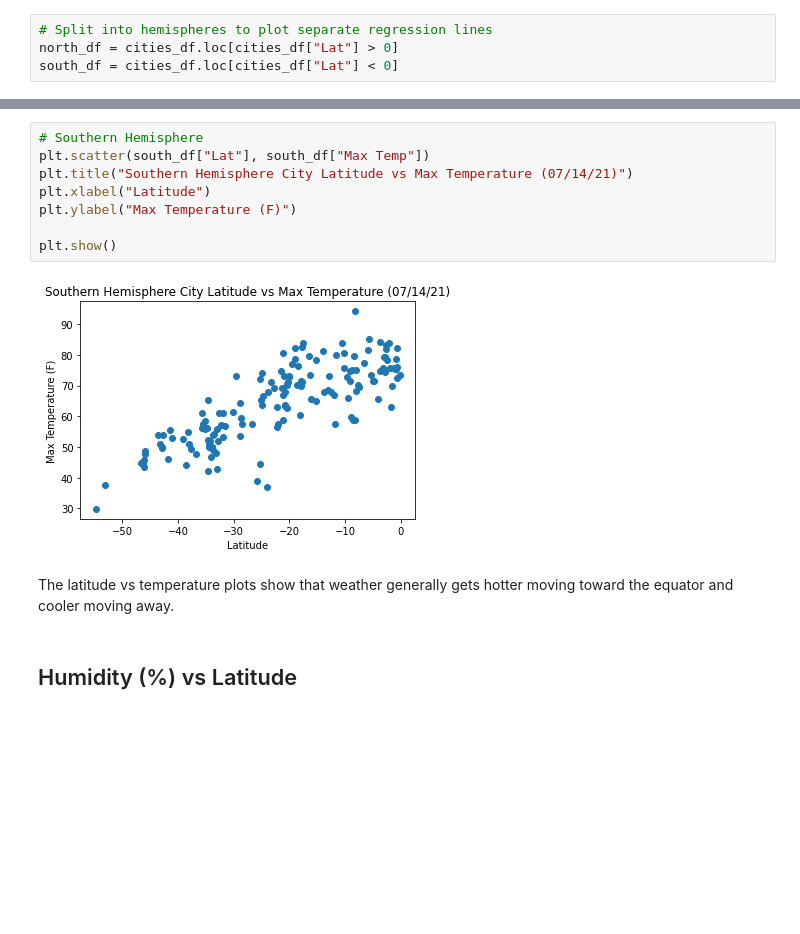
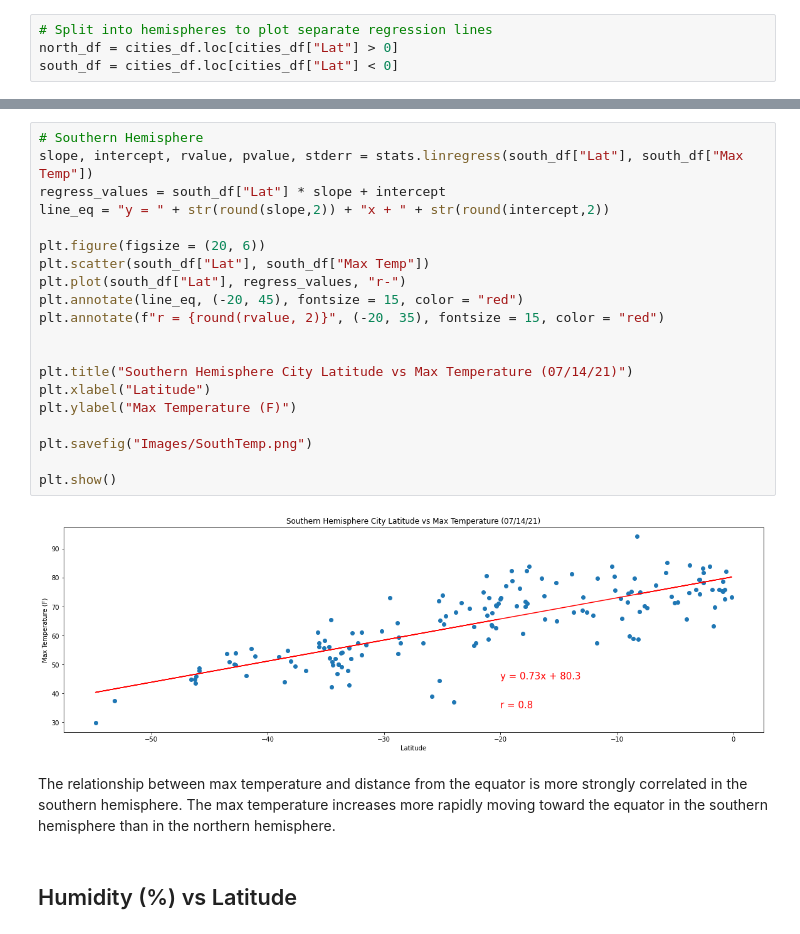
Before and after one commit to mjcarlson628/python-api-challenge, a Jupyter notebook: WeatherPy/WeatherPy.ipynb, the cells around one changed output, grey strips where cells are left out. Saved outputs shown, nothing was run; the diff lists cells and outputs as text; blank space fills up the shorter version.

```diff
--- a/WeatherPy/WeatherPy.ipynb
+++ b/WeatherPy/WeatherPy.ipynb
@@ -190,14 +211,26 @@ plt.show()
 # %%
 # Southern Hemisphere
+slope, intercept, rvalue, pvalue, stderr = stats.linregress(south_df["Lat"], south_df["Max Temp"])
+regress_values = south_df["Lat"] * slope + intercept
+line_eq = "y = " + str(round(slope,2)) + "x + " + str(round(intercept,2))
+
+plt.figure(figsize = (20, 6))
 plt.scatter(south_df["Lat"], south_df["Max Temp"])
+plt.plot(south_df["Lat"], regress_values, "r-")
+plt.annotate(line_eq, (-20, 45), fontsize = 15, color = "red")
+plt.annotate(f"r = {round(rvalue, 2)}", (-20, 35), fontsize = 15, color = "red")
+
+
 plt.title("Southern Hemisphere City Latitude vs Max Temperature (07/14/21)")
 plt.xlabel("Latitude")
 plt.ylabel("Max Temperature (F)")
 
+plt.savefig("Images/SouthTemp.png")
+
 plt.show()
 # %% [output]
-[figure, old version]
+[figure, new version]
-# %% [markdown]
-The latitude vs temperature plots show that weather generally gets hotter moving toward the equator and cooler moving away.
+# %% [markdown]
+The relationship between max temperature and distance from the equator is more strongly correlated in the southern hemisphere. The max temperature increases more rapidly moving toward the equator in the southern hemisphere than in the northern hemisphere.
 # %% [markdown]
 ## Humidity (%) vs Latitude
```
Also changed, not shown: parts of 12 cells of this notebook, 6 other files.
